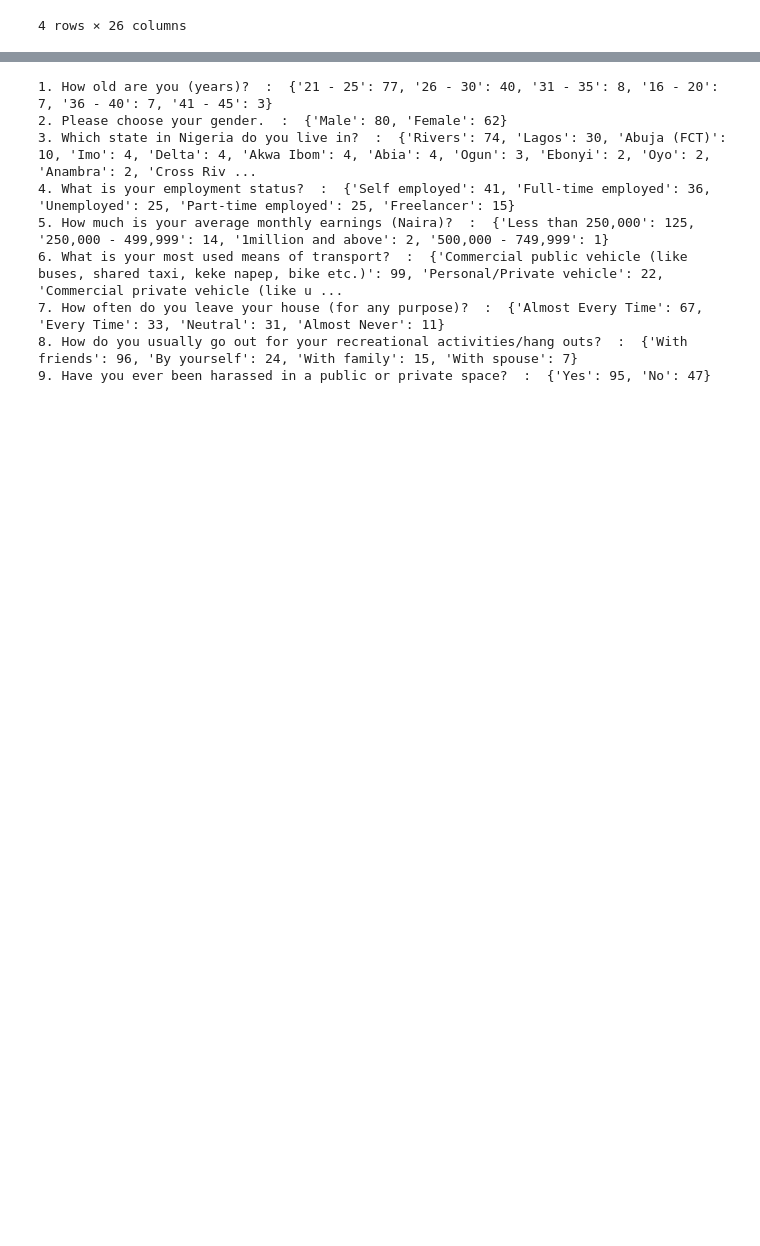
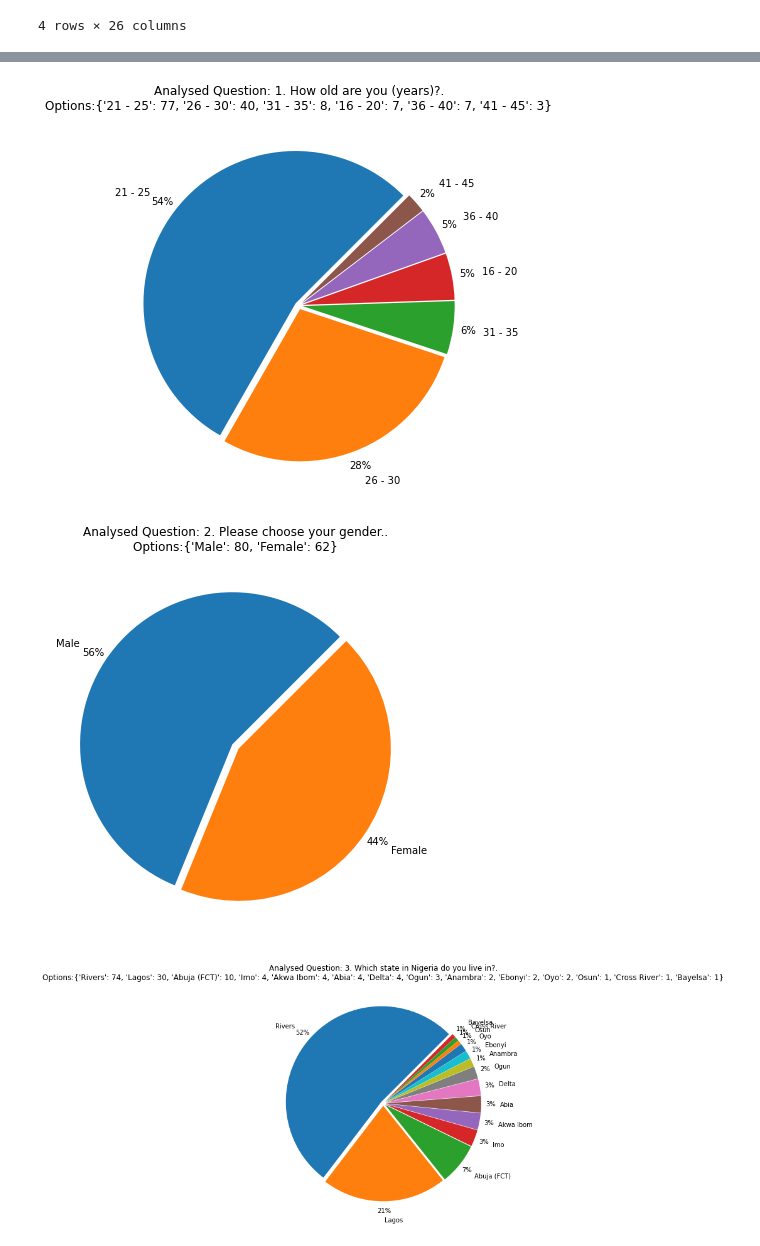
Before and after one commit to dub-em/Camera-Product-Survery-Analysis, a Jupyter notebook: Product_survey_analysis.ipynb, the cells around one changed output, grey strips where cells are left out. Saved outputs shown, nothing was run; the diff lists cells and outputs as text; code cells hidden in the pictures; blank space fills up the shorter version.

```diff
--- a/Product_survey_analysis.ipynb
+++ b/Product_survey_analysis.ipynb
@@ -77,25 +83,31 @@ survey.describe()
 # %%
 rnge = range(0,9)
 def column_descr(dataframe, rnge, survey_title = survey_title):
     '''Takes in a certain range of columns from the dataframe and counts the occurence of each answer presented'''
     descrb, col_title = [], []
     for x in rnge:
         col_title.append(survey_title[x])
         descrb.append(dict(dataframe[x].value_counts()))
         descr = dict(zip(col_title, descrb))
     return(descr)
 
 demogr = column_descr(survey, rnge)
-
+count = 0
 for key, value in demogr.items():
-    print(key, ' : ', value)
+    #print(key, ' : ', value)
+    count += 1
+    title = 'Analysed Question: {}.'.format(key)
+    options = 'Options:{}'.format(value)
+    explode = (np.ones(len(value.values())))*0.025
+    figname = '0{}_Question_{}'.format(count, (list(survey_title.values()).index(key))+1)
+    figname = figname + '.jpg'
+    plt.figure(figsize=(10, 7))
+    plt.pie(value.values(), labels=value.keys(), autopct='%1.0f%%', explode=explode, startangle=45, pctdistance=1.1, labeldistance=1.2)
+    plt.title('{}\n{}'.format(title, options))
+    plt.savefig(figname)
+    #plt.close()
+    #plt.show()
 # %% [output]
-1. How old are you (years)?  :  {'21 - 25': 77, '26 - 30': 40, '31 - 35': 8, '16 - 20': 7, '36 - 40': 7, '41 - 45': 3}
-2. Please choose your gender.  :  {'Male': 80, 'Female': 62}
-3. Which state in Nigeria do you live in?  :  {'Rivers': 74, 'Lagos': 30, 'Abuja (FCT)': 10, 'Imo': 4, 'Delta': 4, 'Akwa Ibom': 4, 'Abia': 4, 'Ogun': 3, 'Ebonyi': 2, 'Oyo': 2, 'Anambra': 2, 'Cross Riv ...
-4. What is your employment status?  :  {'Self employed': 41, 'Full-time employed': 36, 'Unemployed': 25, 'Part-time employed': 25, 'Freelancer': 15}
-5. How much is your average monthly earnings (Naira)?  :  {'Less than 250,000': 125, '250,000 - 499,999': 14, '1million and above': 2, '500,000 - 749,999': 1}
-6. What is your most used means of transport?  :  {'Commercial public vehicle (like buses, shared taxi, keke napep, bike etc.)': 99, 'Personal/Private vehicle': 22, 'Commercial private vehicle (like u ...
-7. How often do you leave your house (for any purpose)?  :  {'Almost Every Time': 67, 'Every Time': 33, 'Neutral': 31, 'Almost Never': 11}
-8. How do you usually go out for your recreational activities/hang outs?  :  {'With friends': 96, 'By yourself': 24, 'With family': 15, 'With spouse': 7}
-9. Have you ever been harassed in a public or private space?  :  {'Yes': 95, 'No': 47}
+[figure, added]
+[figure, added]
+[figure, added]
```
Also changed, not shown: parts of 18 cells of this notebook.
